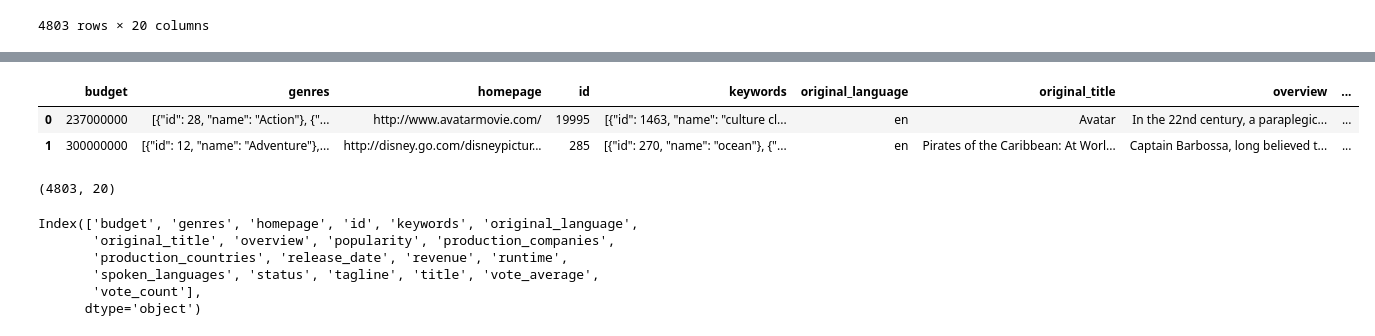
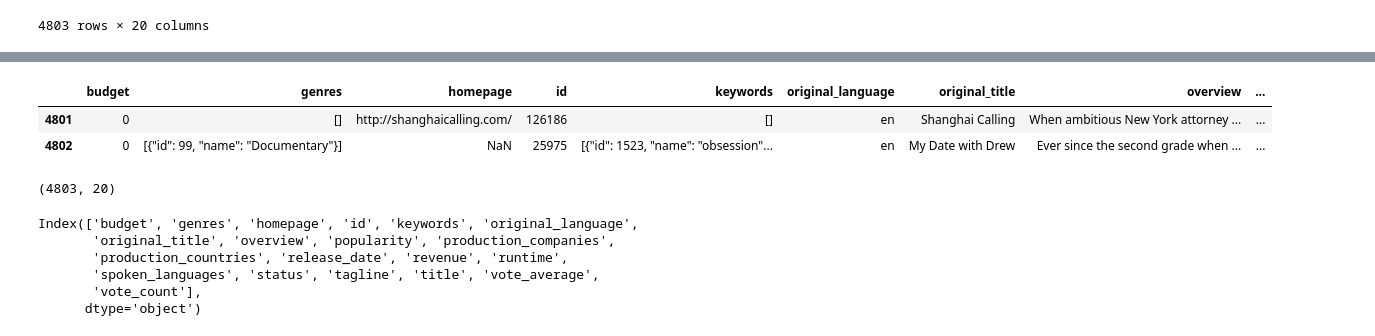
Before and after one commit to sapanahinukale/TMDB-5000-Movies-Analysis-Project, a Jupyter notebook: TMDB_5000_Movies-Dataset.ipynb, the cells around one changed output, grey strips where cells are left out. Cells and saved outputs as stored; diff of their text form; code cells hidden in the pictures.

```diff
--- a/TMDB_5000_Movies-Dataset.ipynb
+++ b/TMDB_5000_Movies-Dataset.ipynb
@@ -10 +46,4 @@ tmdb_data = pd.read_csv(r"D:\Anudip\Dataset\tmdb_5000_movies.csv")
+# %%
+# Load the TMDB movie data from the CSV file into a pandas DataFrame
+tmdb_data = pd.read_csv("tmdb_5000_movies.csv")
 # %%
@@ -37,10 +82,10 @@ tmdb_data.head()
 # %%
-# get first two data
-tmdb_data.head(2)
+# Display last 2 data
+tmdb_data.tail(2)
 # %% [output]
 |  | budget | genres | homepage | id | keywords | original_language | original_title | overview | ... |
-| 0 | 237000000 | [{"id": 28, "name": "Action"}, {"... | http://www.avatarmovie.com/ | 19995 | [{"id": 1463, "name": "culture cl... | en | Avatar | In the 22nd century, a paraplegic... | ... |
-| 1 | 300000000 | [{"id": 12, "name": "Adventure"},... | http://disney.go.com/disneypictur... | 285 | [{"id": 270, "name": "ocean"}, {"... | en | Pirates of the Caribbean: At Worl... | Captain Barbossa, long believed t... | ... |
+| 4801 | 0 | [] | http://shanghaicalling.com/ | 126186 | [] | en | Shanghai Calling | When ambitious New York attorney ... | ... |
+| 4802 | 0 | [{"id": 99, "name": "Documentary"}] | NaN | 25975 | [{"id": 1523, "name": "obsession"... | en | My Date with Drew | Ever since the second grade when ... | ... |
 # %%
 # It shows the total number of rows and columns from the dataset
 tmdb_data.shape
```
Also changed, not shown: parts of 38 cells of this notebook, 1 other file.
